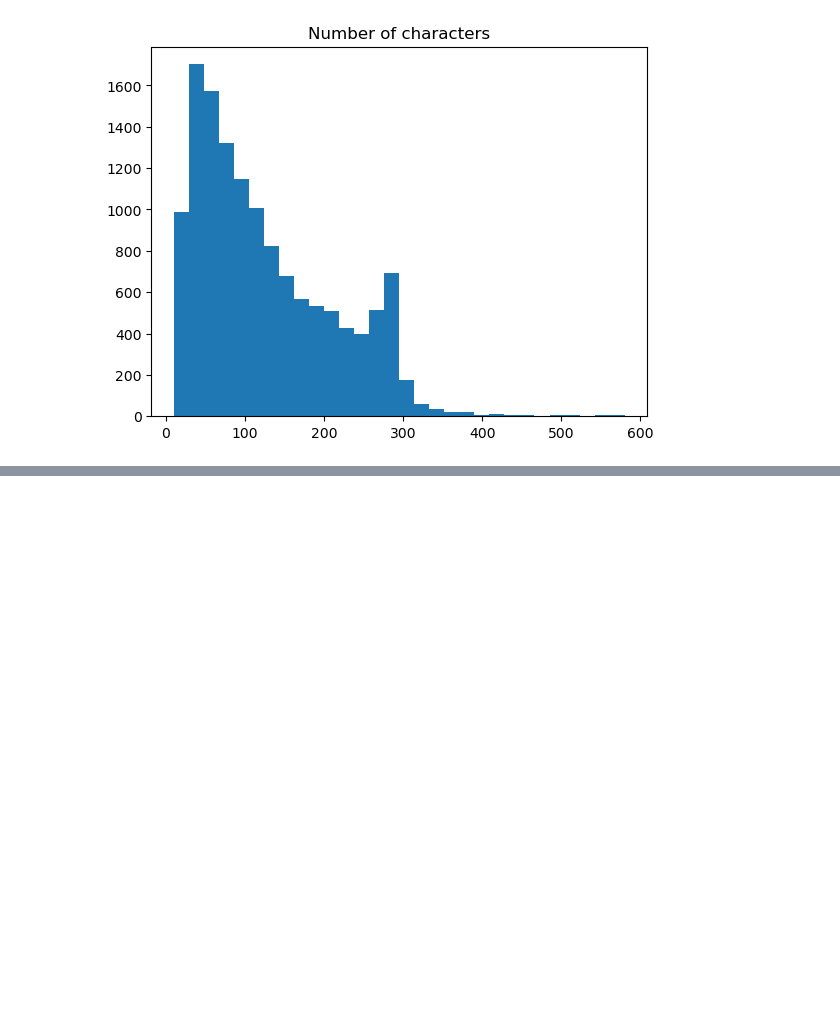
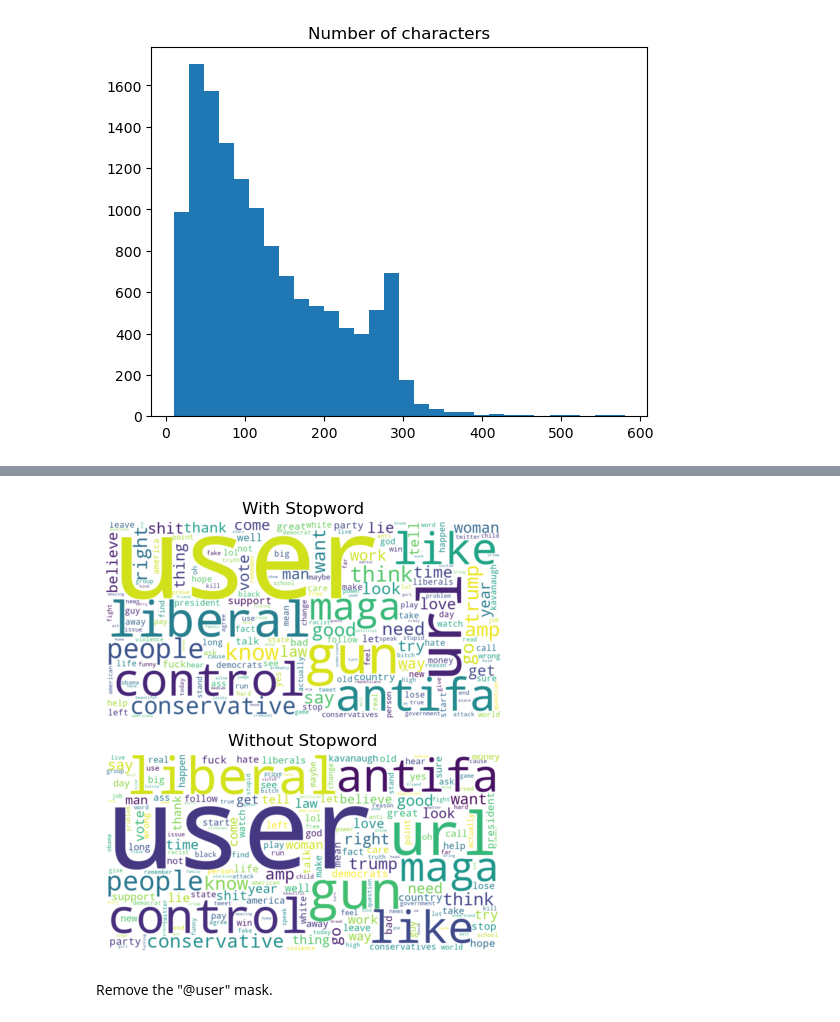
Before and after one commit to PigeonPhobia/olid-project, a Jupyter notebook: baoqi_preprocess.ipynb, the cells around one changed output, grey strips where cells are left out. Cells and saved outputs as stored; diff of their text form; code cells hidden in the pictures; blank space fills up the shorter version.

```diff
--- a/baoqi_preprocess.ipynb
+++ b/baoqi_preprocess.ipynb
@@ -49,0 +58,6 @@ plotutils.plot_tweet_token_length_hist(tweet_tokens)
+# %%
+plotutils.plot_wordcloud("", ["With Stopword", "Without Stopword"], tweet_normalized_with_stop, tweet_normalized_wo_stop)
+# %% [output]
+[figure, added]
+# %% [markdown]
+Remove the "@user" mask.
```
Also changed, not shown: parts of 12 cells of this notebook, 2 other files.
